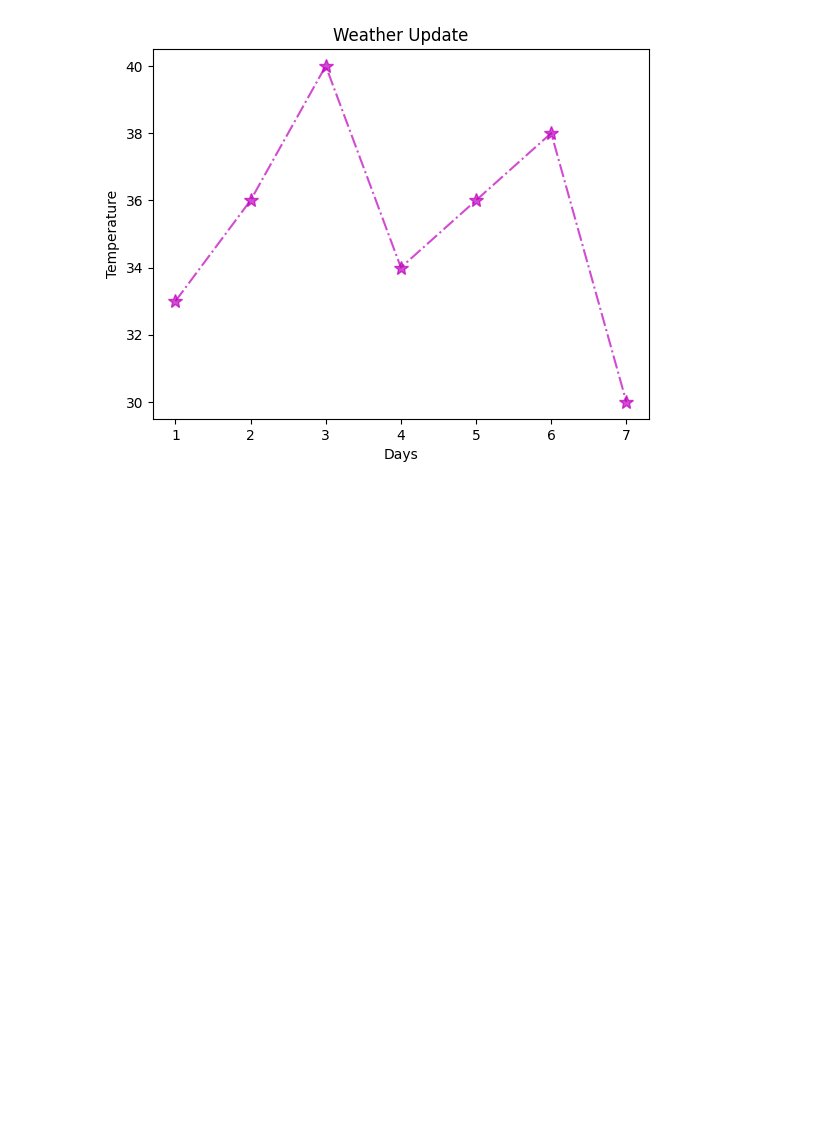
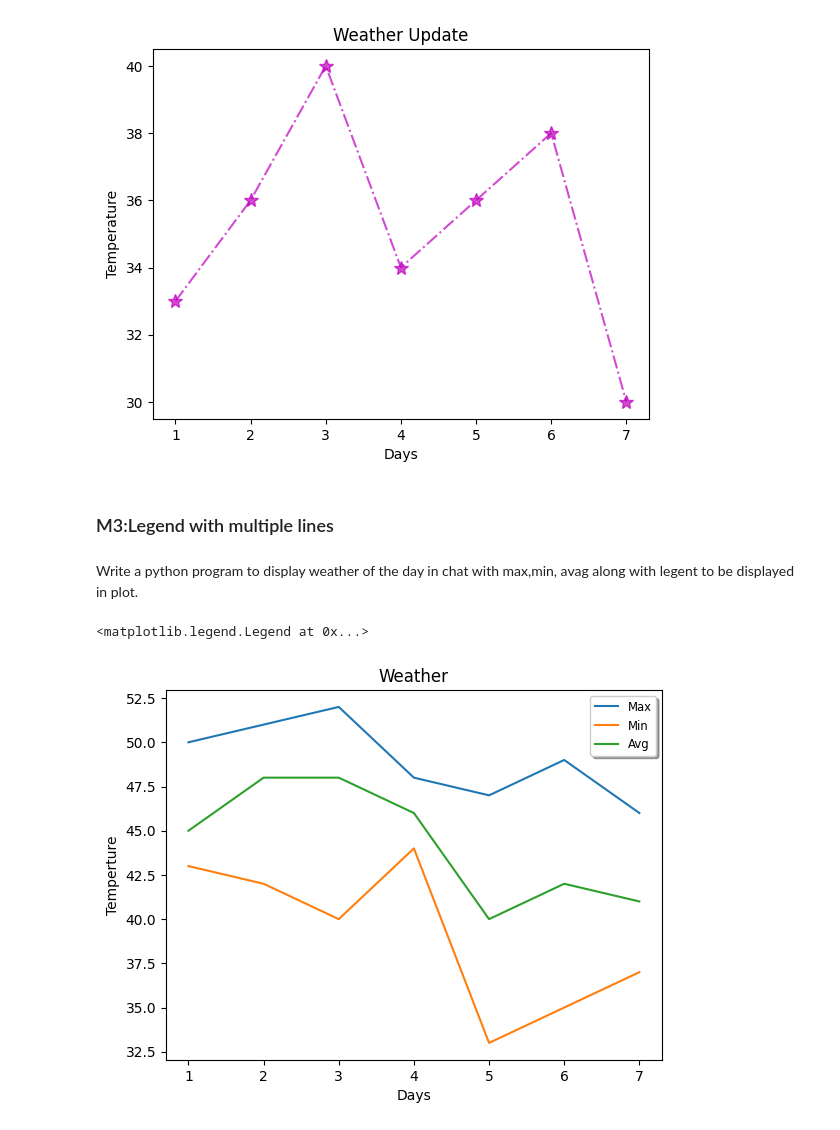
Before and after one commit to arunkumar2831/Python-Programs, a Jupyter notebook: Matplotlib_programs.ipynb, the cells around one changed output. Saved outputs shown, nothing was run; the diff lists cells and outputs as text; code cells hidden in the pictures; blank space fills up the shorter version.

```diff
--- a/Matplotlib_programs.ipynb
+++ b/Matplotlib_programs.ipynb
@@ -35,3 +35,28 @@ plt.plot(x,y,'m*-.', markersize=10,alpha=0.7) # here alpha is used for transpenc
 # %% [output]
 [<matplotlib.lines.Line2D at 0x...>]
 [figure]
+# %% [markdown]
+### M3:Legend with multiple lines
+# %% [markdown]
+Write a python program to display weather of the day in chat with max,min, avag along with legent to be displayed in plot.
+# %%
+import matplotlib.pyplot as plt # import library
+# datas for matplot
+days=[1,2,3,4,5,6,7]
+max_t=[50,51,52,48,47,49,46]
+min_t=[43,42,40,44,33,35,37]
+avg_t=[45,48,48,46,40,42,41]
+# chat arguments
+plt.xlabel("Days") #title for x axis
+plt.ylabel("Temperture") #title for y axis
+plt.title("Weather") #title of the chat
+plt.plot(days, max_t, label="Max")# label used for legends to discribe the data
+plt.plot(days, min_t, label="Min")
+plt.plot(days, avg_t, label="Avg")
+# plt.legend()
+#plt.legend(loc="best", shadow="True", fontsize="large") # default can be decide by chat.
+#plt.legend(loc='upper right') # display legend in upper left corner.
+plt.legend(loc="best", shadow="True", fontsize="small") # fontsize options are large,small
+# %% [output]
+<matplotlib.legend.Legend at 0x...>
+[figure, added]
```
